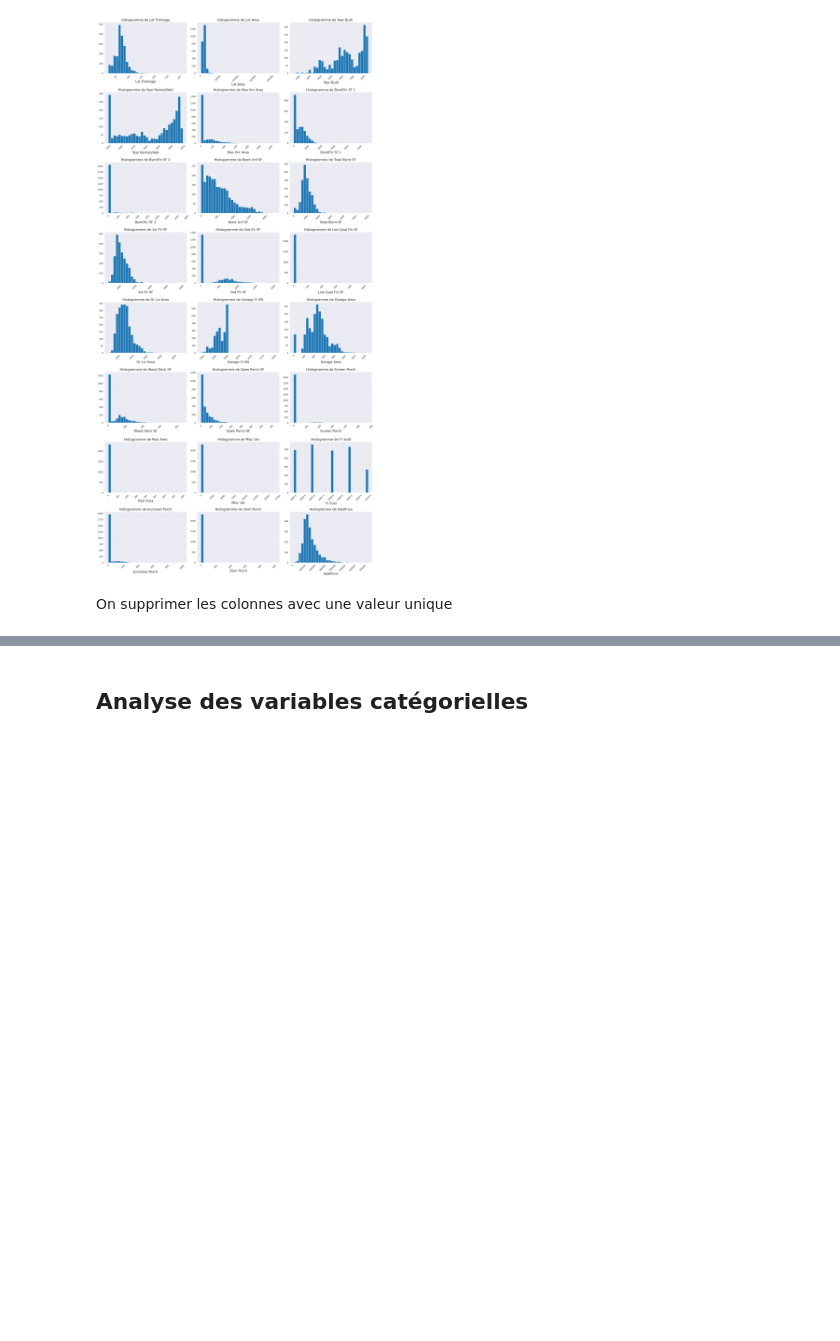
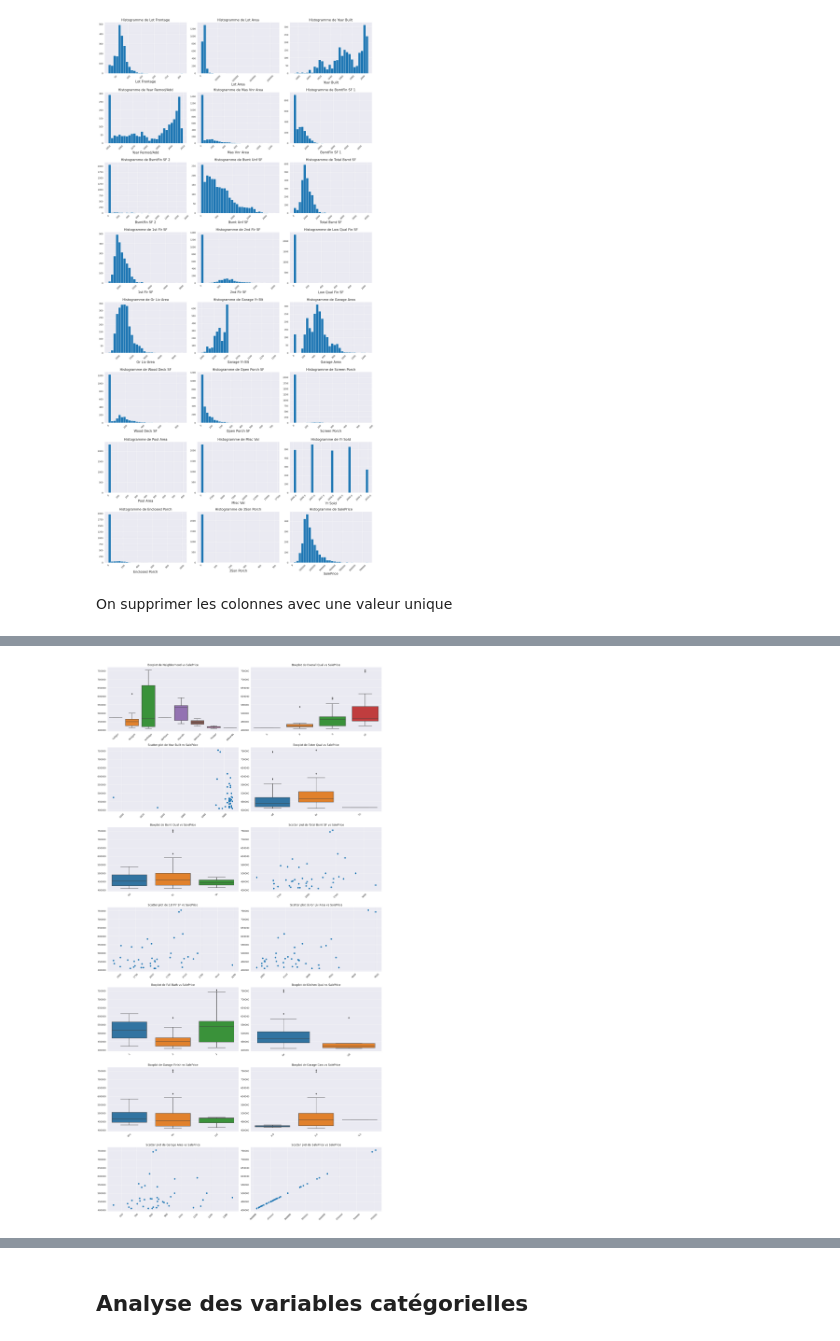
Before and after one commit to Abdellah-R/Projet-E2_P3, a Jupyter notebook: analyse_model/analysis.ipynb, the cells around one changed output, grey strips where cells are left out. Saved outputs shown, nothing was run; the diff lists cells and outputs as text; code cells hidden in the pictures; blank space fills up the shorter version.

```diff
--- a/analyse_model/analysis.ipynb
+++ b/analyse_model/analysis.ipynb
@@ -180,0 +237,28 @@ df= df.drop(to_drop,axis=1)
+# %%
+# On récupére ici la liste des colonness qui avaient été sélectionné initialement pour le modèle
+sub_selection = ['Neighborhood', 'Overall Qual', 'Year Built',
+       'Exter Qual', 'Bsmt Qual', 'Total Bsmt SF','1st Flr SF',
+       'Gr Liv Area', 'Full Bath', 'Kitchen Qual',  'Garage Finish', 'Garage Cars',
+       'Garage Area', 'SalePrice']
+
+fig, axs = plt.subplots(7, 2, figsize=(18, 7*5))
+axs = axs.ravel()
+
+for i, col in enumerate(sub_selection):
+    ax =axs[i]
+
+    if len(outliers[col].unique()) < 10:
+        sns.boxplot(data=outliers, x=col, y='SalePrice', ax=ax)
+        ax.set_title(f'Boxplot de {col} vs SalePrice')
+    else:
+        ax.scatter(outliers[col], outliers['SalePrice'])  # Utilisez scatter directement sur ax
+        ax.set_title(f'Scatter plot de {col} vs SalePrice')
+
+    ax.set_xticklabels(ax.get_xticklabels(), rotation=45)
+    ax.set_xlabel('')
+    ax.set_ylabel('')
+
+plt.tight_layout()
+plt.show()
+# %% [output]
+[figure, added]
```
Also changed, not shown: parts of 19 cells of this notebook.
